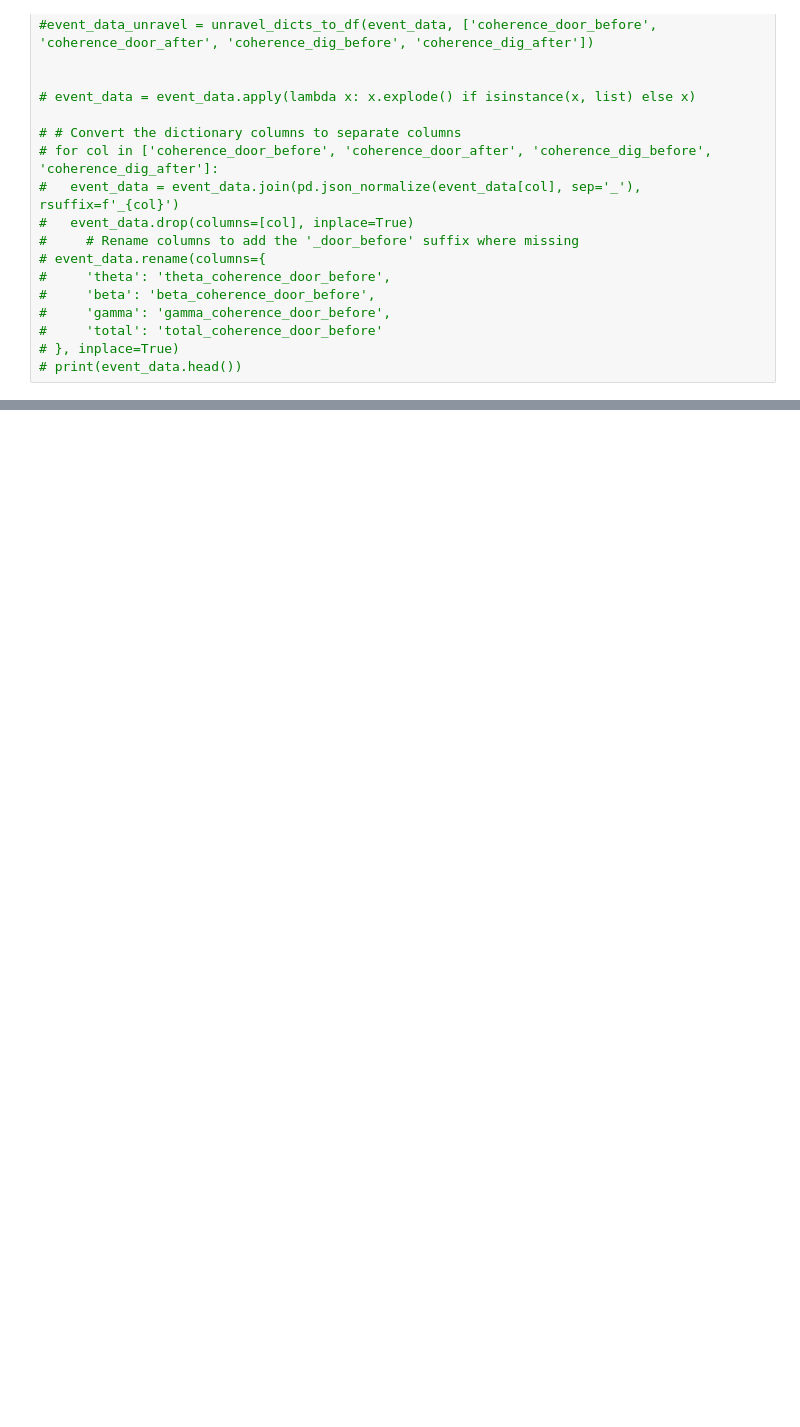
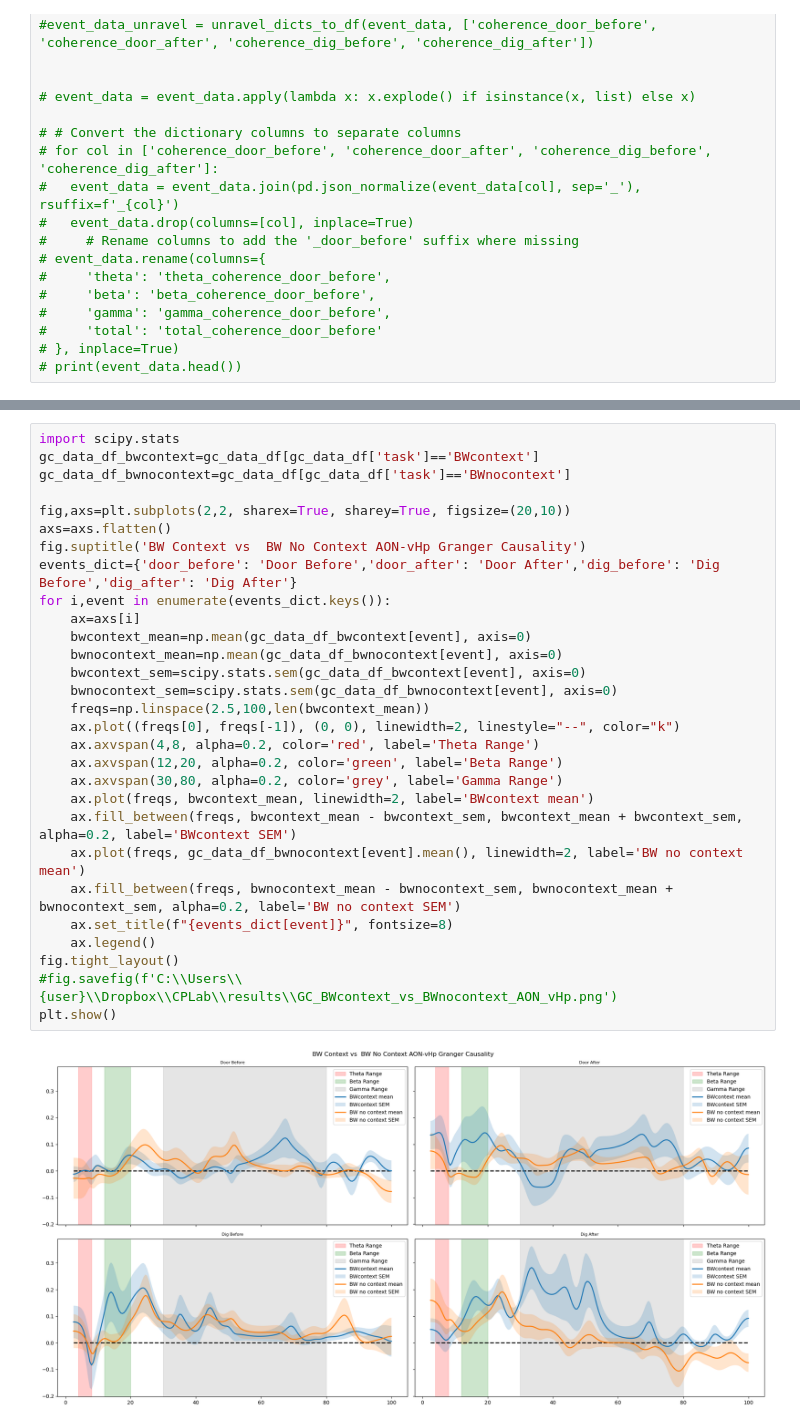
Before and after one commit to namanagrawal97/cpl_analysis_naman, a Jupyter notebook: 00_complete_analysis.ipynb, the cells around one changed output, grey strips where cells are left out. Cells and saved outputs as stored; diff of their text form; blank space fills up the shorter version.

```diff
--- a/00_complete_analysis.ipynb
+++ b/00_complete_analysis.ipynb
@@ -1091,0 +1112,31 @@ event_data_unravel = unravel_dicts_to_df(event_data, ['coherence_door_before', '
+# %%
+import scipy.stats
+gc_data_df_bwcontext=gc_data_df[gc_data_df['task']=='BWcontext']
+gc_data_df_bwnocontext=gc_data_df[gc_data_df['task']=='BWnocontext']
+
+fig,axs=plt.subplots(2,2, sharex=True, sharey=True, figsize=(20,10))
+axs=axs.flatten()
+fig.suptitle('BW Context vs  BW No Context AON-vHp Granger Causality')
+events_dict={'door_before': 'Door Before','door_after': 'Door After','dig_before': 'Dig Before','dig_after': 'Dig After'}
+for i,event in enumerate(events_dict.keys()):
+    ax=axs[i]
+    bwcontext_mean=np.mean(gc_data_df_bwcontext[event], axis=0)
+    bwnocontext_mean=np.mean(gc_data_df_bwnocontext[event], axis=0)
+    bwcontext_sem=scipy.stats.sem(gc_data_df_bwcontext[event], axis=0)
+    bwnocontext_sem=scipy.stats.sem(gc_data_df_bwnocontext[event], axis=0)
+    freqs=np.linspace(2.5,100,len(bwcontext_mean))
+    ax.plot((freqs[0], freqs[-1]), (0, 0), linewidth=2, linestyle="--", color="k")
+    ax.axvspan(4,8, alpha=0.2, color='red', label='Theta Range')
+    ax.axvspan(12,20, alpha=0.2, color='green', label='Beta Range')
+    ax.axvspan(30,80, alpha=0.2, color='grey', label='Gamma Range')
+    ax.plot(freqs, bwcontext_mean, linewidth=2, label='BWcontext mean')
+    ax.fill_between(freqs, bwcontext_mean - bwcontext_sem, bwcontext_mean + bwcontext_sem, alpha=0.2, label='BWcontext SEM')
+    ax.plot(freqs, gc_data_df_bwnocontext[event].mean(), linewidth=2, label='BW no context mean')
+    ax.fill_between(freqs, bwnocontext_mean - bwnocontext_sem, bwnocontext_mean + bwnocontext_sem, alpha=0.2, label='BW no context SEM')
+    ax.set_title(f"{events_dict[event]}", fontsize=8)
+    ax.legend()
+fig.tight_layout()
+#fig.savefig(f'C:\\Users\\{user}\\Dropbox\\CPLab\\results\\GC_BWcontext_vs_BWnocontext_AON_vHp.png')
+plt.show()
+# %% [output]
+[figure, added]
```
Also changed, not shown: parts of 11 cells of this notebook, 1 other file.
